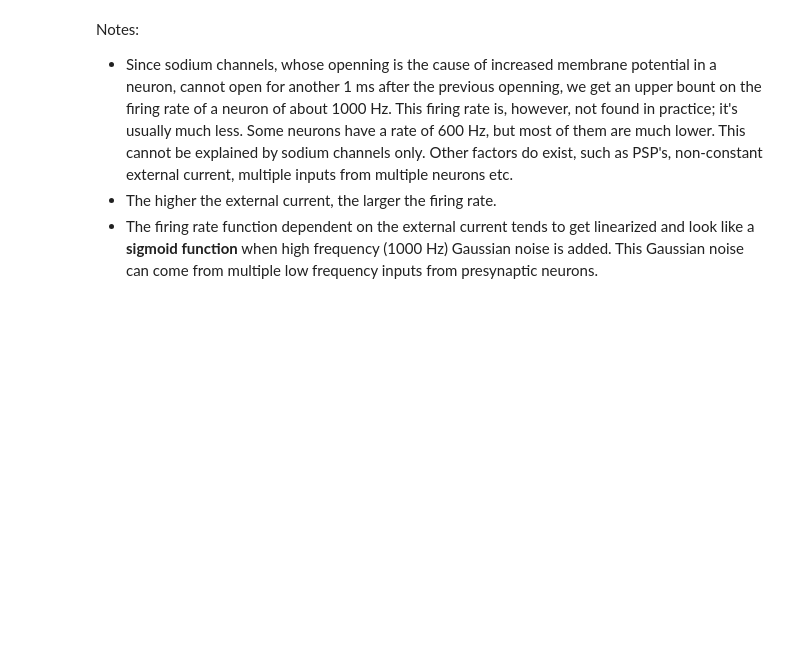
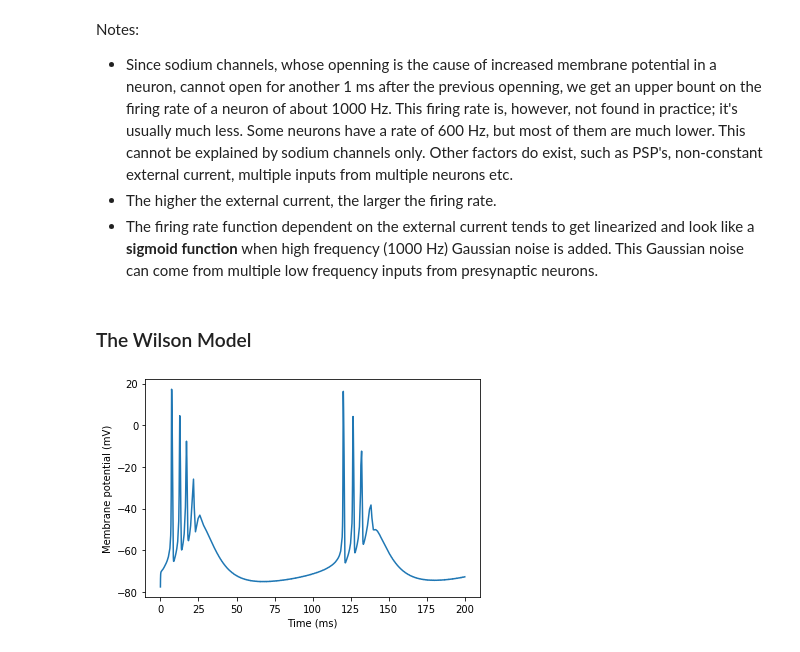
Before and after one commit to vojavocni/Fundamentals-of-Computational-Neuroscience-, a Jupyter notebook: notebooks/Chapter2/Chapter 2.ipynb, the cells around one changed output. Drawn from its saved outputs; the diff is of its cells as text; code cells hidden in the pictures; blank space fills up the shorter version.

Commit message:
Wilson model

```diff
--- a/notebooks/Chapter2/Chapter 2.ipynb
+++ b/notebooks/Chapter2/Chapter 2.ipynb
@@ -150,3 +151,5 @@ Notes:
 * Since sodium channels, whose openning is the cause of increased membrane potential in a neuron, cannot open for another 1 ms after the previous openning, we get an upper bount on the firing rate of a neuron of about 1000 Hz. This firing rate is, however, not found in practice; it's usually much less. Some neurons have a rate of 600 Hz, but most of them are much lower. This cannot be explained by sodium channels only. Other factors do exist, such as PSP's, non-constant external current, multiple inputs from multiple neurons etc.
 * The higher the external current, the larger the firing rate.
 * The firing rate function dependent on the external current tends to get linearized and look like a __sigmoid function__ when high frequency (1000 Hz) Gaussian noise is added. This Gaussian noise can come from multiple low frequency inputs from presynaptic neurons.
+# %% [markdown]
+### The Wilson Model
@@ -152,0 +257,4 @@ Notes:
+# %%
+wilson()
+# %% [output]
+[figure, added]
```
Also changed, not shown: parts of 4 cells of this notebook.
